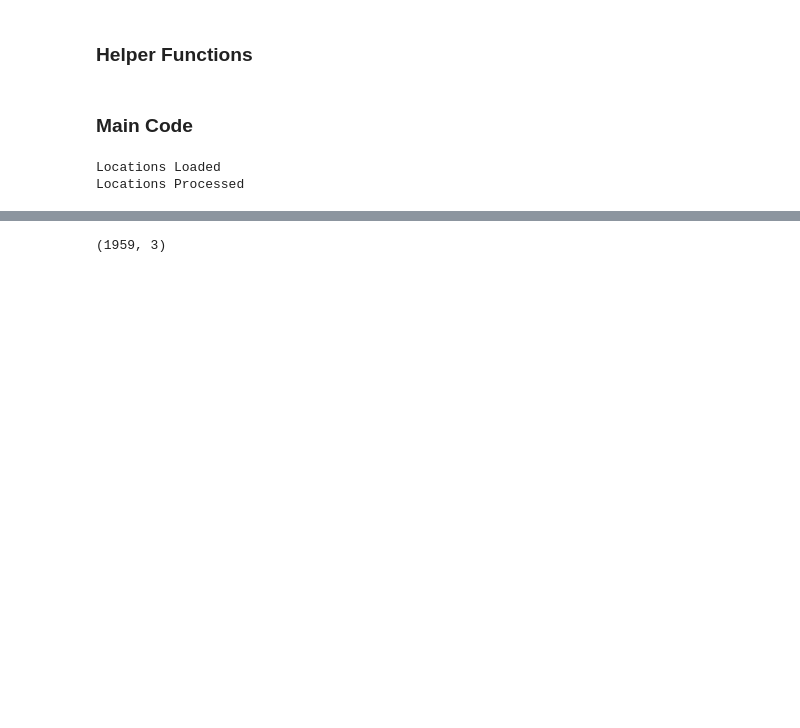
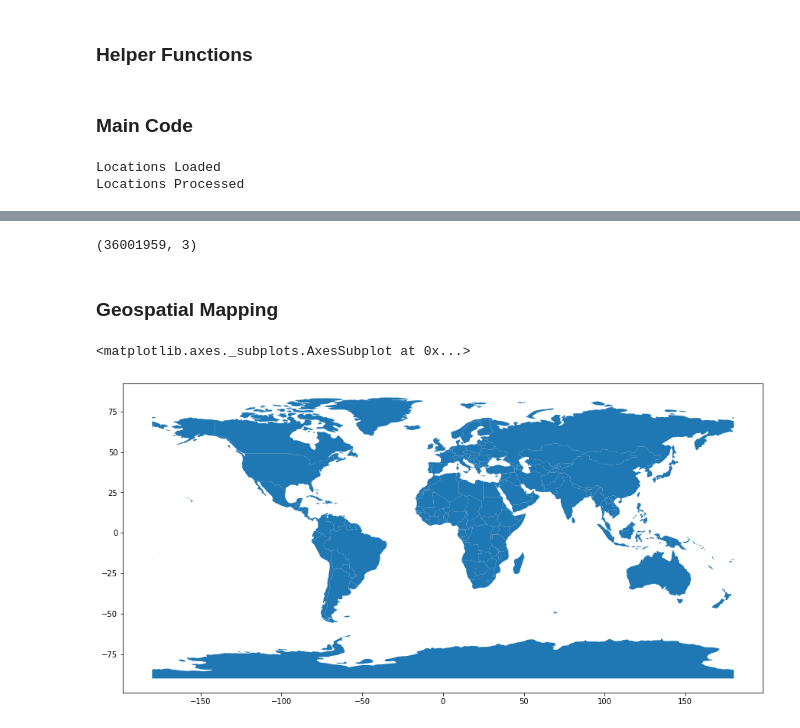
Before and after one commit to has-c/UserMobilityMining, a Jupyter notebook: Gowalla Preprocessing.ipynb, the cells around one changed output, grey strips where cells are left out. Saved outputs shown, nothing was run; the diff lists cells and outputs as text; code cells hidden in the pictures; blank space fills up the shorter version.

Commit message:
world and nz checkins extracted

```diff
--- a/Gowalla Preprocessing.ipynb
+++ b/Gowalla Preprocessing.ipynb
@@ -157,18 +144,6 @@ ValueError: Length mismatch: Expected axis has 1959 elements, new values have 10
-# %%
-chunk.index = range(0,chunk.shape[0])
-    checkins,dateList = checkinPreprocessing(chunk)
-
-    #Join the locationDf and the checkinsDf
-    checkins = checkins.join(placesDf.set_index('id'), on='placeid')
-
-    #write out prior to aligning
-    if firstIteration:
-        checkins.to_csv("/home/usermobilitymining/Notebooks/volume/Hasnain/Processed Data/processedCheckins.csv", header=True, index=False)
-        firstIteration = False
-    else:
-        checkins.to_csv("/home/usermobilitymining/Notebooks/volume/Hasnain/Processed Data/processedCheckins.csv",  mode='a', header=False, index=False)
-
-    print("Finished Iteration ", str(index))
-    index += 1
-# %% [output]
-(1959, 3)
+# %%
+pd.read_csv("/home/usermobilitymining/Notebooks/volume/Hasnain/Data/gowalla/gowalla_checkins.csv").shape
+# %% [output]
+(36001959, 3)
+# %% [markdown]
+### Geospatial Mapping
@@ -174,0 +154,15 @@ chunk.index = range(0,chunk.shape[0])
+# %%
+#read in geospatial mapping file
+df = pd.read_csv("/home/usermobilitymining/Notebooks/volume/Hasnain/Processed Data/checkinsGeospatialMarkers.csv")
+df.columns = ['id', 'lng', 'lat'] #field rename
+#read world shape file
+worldMap = gpd.read_file(
+    gpd.datasets.get_path('naturalearth_lowres')
+)
+# %%
+fig, ax = plt.subplots(figsize=(15,15))
+worldMap.plot(ax=ax)
+worldMap.
+# %% [output]
+<matplotlib.axes._subplots.AxesSubplot at 0x...>
+[figure, added]
```
Also changed, not shown: parts of 9 cells of this notebook.
